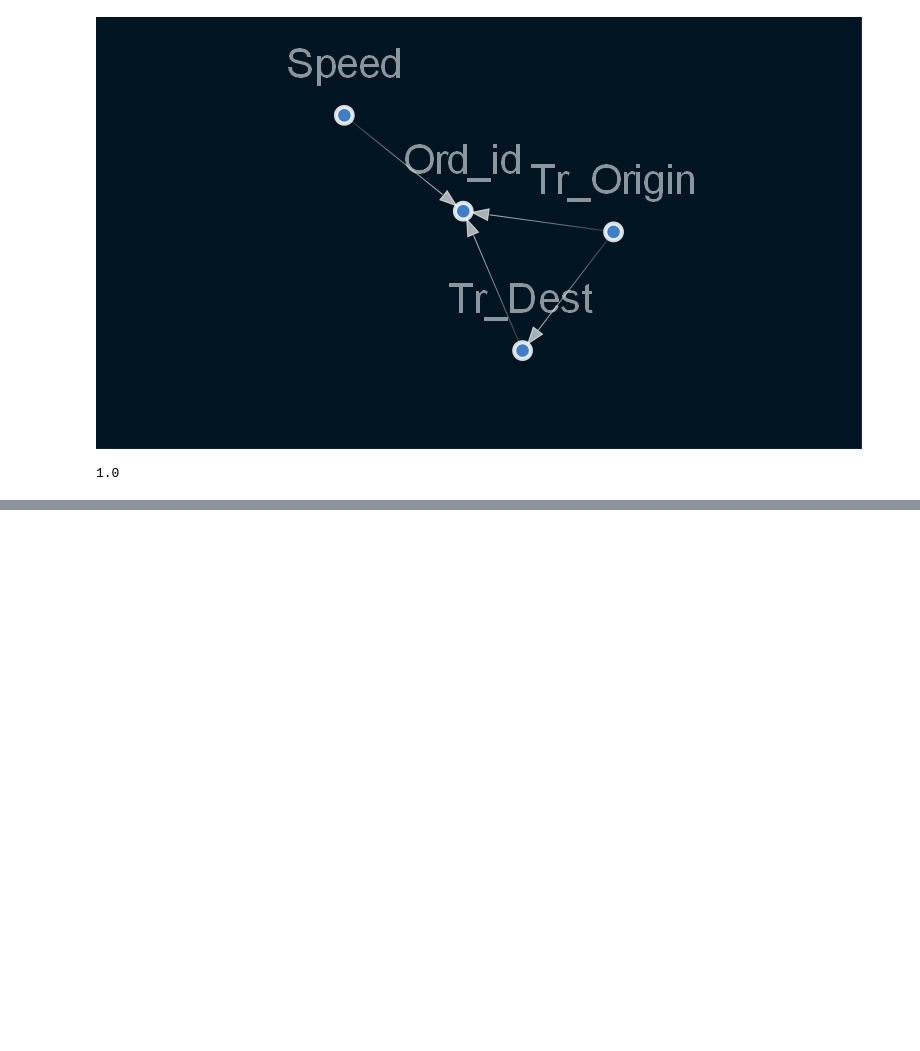
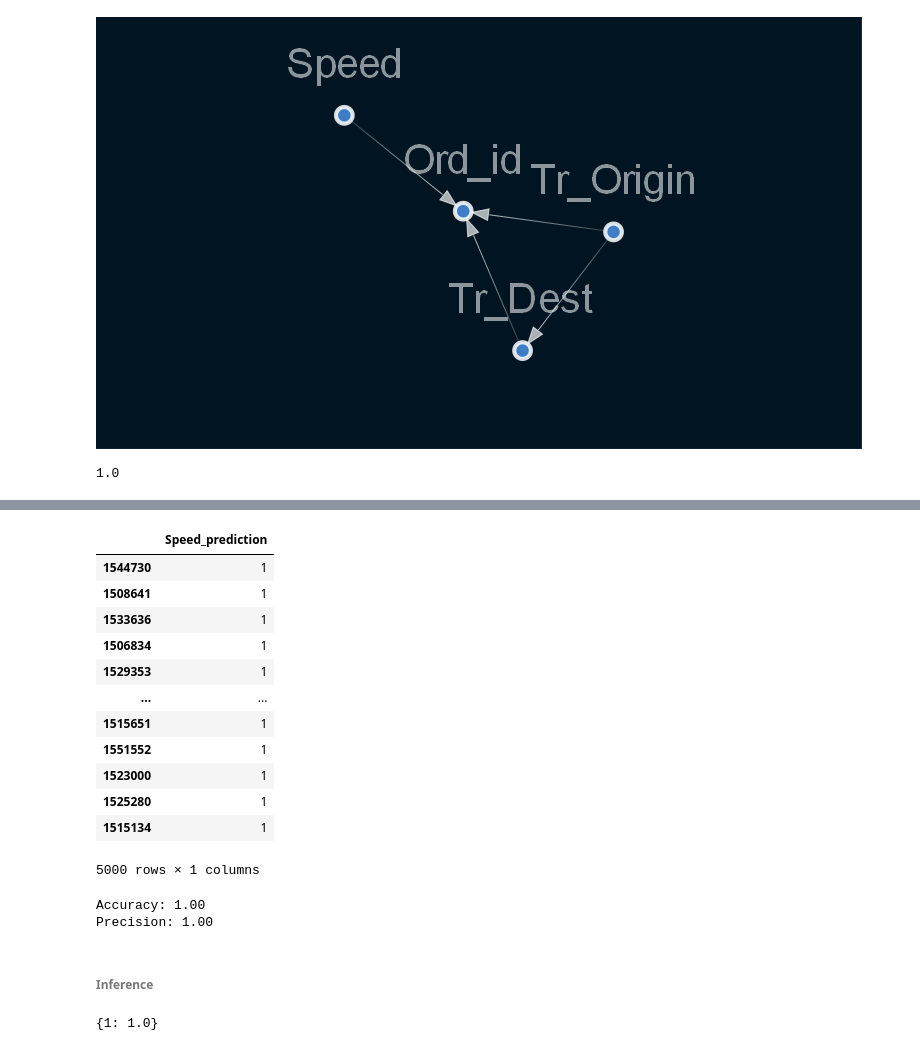
Before and after one commit to tigisthailay/causal_inference, a Jupyter notebook: notebooks/causalgraph.ipynb, the cells around one changed output, grey strips where cells are left out. Saved outputs shown, nothing was run; the diff lists cells and outputs as text; code cells hidden in the pictures; blank space fills up the shorter version.

```diff
--- a/notebooks/causalgraph.ipynb
+++ b/notebooks/causalgraph.ipynb
@@ -196,0 +246,26 @@ jaccard_similarity(model2.edges, model1.edges)
+# %%
+pred = bn.predict(test, 'Speed')
+true = test['Speed']
+pred
+# %% [output]
+|  | Speed_prediction |
+| 1544730 | 1 |
+| 1508641 | 1 |
+| 1533636 | 1 |
+| 1506834 | 1 |
+| 1529353 | 1 |
+| ... | ... |
+| 1515651 | 1 |
+| 1551552 | 1 |
+| 1523000 | 1 |
+| 1525280 | 1 |
+| 1515134 | 1 |
+5000 rows × 1 columns
+# %%
+print('Accuracy: {:.2f} '.format(accuracy_score(y_true=true, y_pred=pred)))
+print('Precision: {:.2f} '.format(precision_score(y_true=true, y_pred=pred)))
+# %% [output]
+Accuracy: 1.00
+Precision: 1.00
+# %% [markdown]
+###### Inference
@@ -196,0 +275,5 @@ jaccard_similarity(model2.edges, model1.edges)
+# %%
+act =eng.query()
+act['Speed']
+# %% [output]
+{1: 1.0}
```
Also changed, not shown: parts of 22 cells of this notebook.
